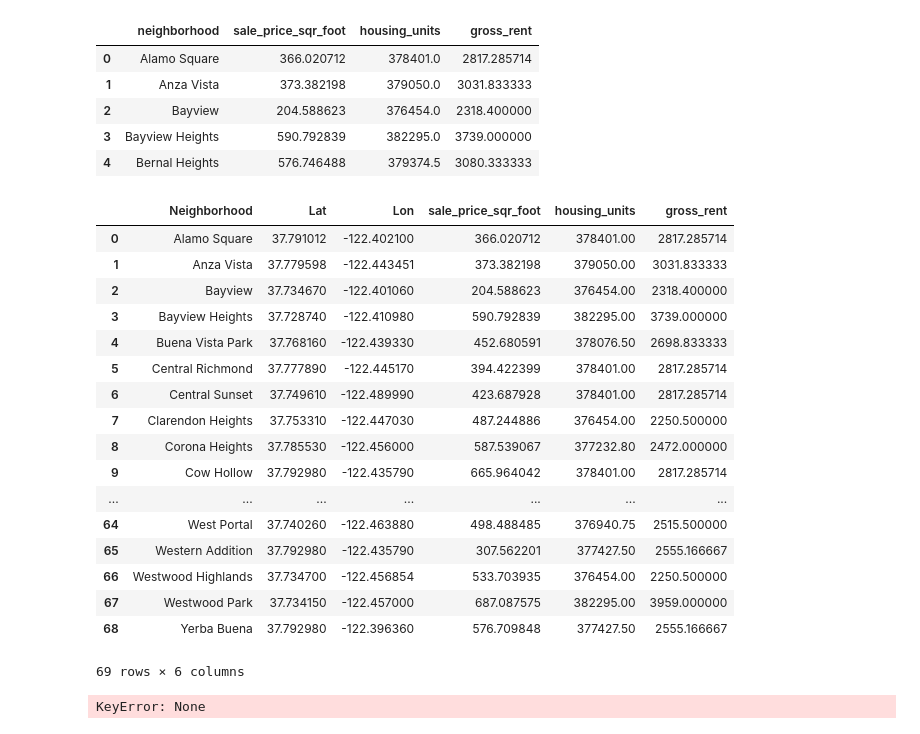
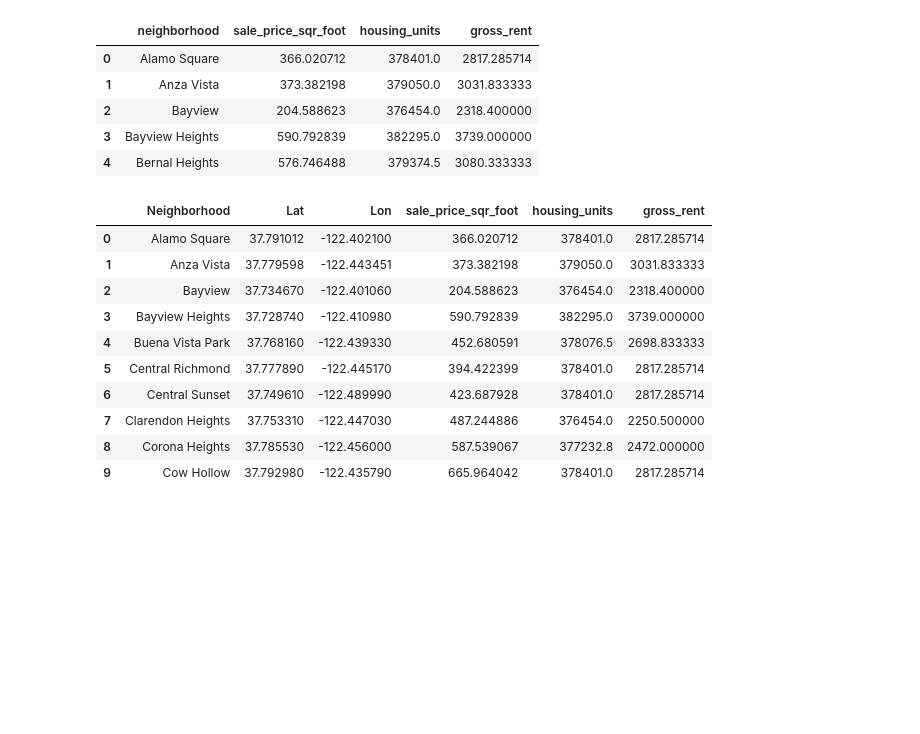
Before and after one commit to campbell8081/Unit06-PyVizHW, a Jupyter notebook: Rental_Analysis.ipynb, the cells around one changed output. Drawn from its saved outputs; the diff is of its cells as text; code cells hidden in the pictures; blank space fills up the shorter version.

```diff
--- a/Rental_Analysis.ipynb
+++ b/Rental_Analysis.ipynb
@@ -167,24 +167,17 @@ neighborhood_avg.head()
 # %%
 # Join the average values with the neighborhood locations
 neighborhood_avg_locations_join = pd.merge(df_neighborhood_locations, neighborhood_avg, how="inner", left_on='Neighborhood', right_on="neighborhood")
 neighborhood_avg_locations = neighborhood_avg_locations_join.drop(columns='neighborhood')
-neighborhood_avg_locations
+neighborhood_avg_locations.head(10)
 # %% [output]
 |  | Neighborhood | Lat | Lon | sale_price_sqr_foot | housing_units | gross_rent |
-| 0 | Alamo Square | 37.791012 | -122.402100 | 366.020712 | 378401.00 | 2817.285714 |
-| 1 | Anza Vista | 37.779598 | -122.443451 | 373.382198 | 379050.00 | 3031.833333 |
-| 2 | Bayview | 37.734670 | -122.401060 | 204.588623 | 376454.00 | 2318.400000 |
-| 3 | Bayview Heights | 37.728740 | -122.410980 | 590.792839 | 382295.00 | 3739.000000 |
-| 4 | Buena Vista Park | 37.768160 | -122.439330 | 452.680591 | 378076.50 | 2698.833333 |
-| 5 | Central Richmond | 37.777890 | -122.445170 | 394.422399 | 378401.00 | 2817.285714 |
-| 6 | Central Sunset | 37.749610 | -122.489990 | 423.687928 | 378401.00 | 2817.285714 |
-| 7 | Clarendon Heights | 37.753310 | -122.447030 | 487.244886 | 376454.00 | 2250.500000 |
-| 8 | Corona Heights | 37.785530 | -122.456000 | 587.539067 | 377232.80 | 2472.000000 |
-| 9 | Cow Hollow | 37.792980 | -122.435790 | 665.964042 | 378401.00 | 2817.285714 |
-| ... | ... | ... | ... | ... | ... | ... |
-| 64 | West Portal | 37.740260 | -122.463880 | 498.488485 | 376940.75 | 2515.500000 |
-| 65 | Western Addition | 37.792980 | -122.435790 | 307.562201 | 377427.50 | 2555.166667 |
-| 66 | Westwood Highlands | 37.734700 | -122.456854 | 533.703935 | 376454.00 | 2250.500000 |
-| 67 | Westwood Park | 37.734150 | -122.457000 | 687.087575 | 382295.00 | 3959.000000 |
-| 68 | Yerba Buena | 37.792980 | -122.396360 | 576.709848 | 377427.50 | 2555.166667 |
+| 0 | Alamo Square | 37.791012 | -122.402100 | 366.020712 | 378401.0 | 2817.285714 |
+| 1 | Anza Vista | 37.779598 | -122.443451 | 373.382198 | 379050.0 | 3031.833333 |
+| 2 | Bayview | 37.734670 | -122.401060 | 204.588623 | 376454.0 | 2318.400000 |
+| 3 | Bayview Heights | 37.728740 | -122.410980 | 590.792839 | 382295.0 | 3739.000000 |
+| 4 | Buena Vista Park | 37.768160 | -122.439330 | 452.680591 | 378076.5 | 2698.833333 |
+| 5 | Central Richmond | 37.777890 | -122.445170 | 394.422399 | 378401.0 | 2817.285714 |
+| 6 | Central Sunset | 37.749610 | -122.489990 | 423.687928 | 378401.0 | 2817.285714 |
+| 7 | Clarendon Heights | 37.753310 | -122.447030 | 487.244886 | 376454.0 | 2250.500000 |
+| 8 | Corona Heights | 37.785530 | -122.456000 | 587.539067 | 377232.8 | 2472.000000 |
+| 9 | Cow Hollow | 37.792980 | -122.435790 | 665.964042 | 378401.0 | 2817.285714 |
-69 rows × 6 columns
@@ -193,5 +184,5 @@ neighborhood_avg_locations
 # %%
 # Create a scatter mapbox to analyze neighborhood info
-map = px.scatter_mapbox(neighborhood_avg_locations)
+map = px.scatter_mapbox(neighborhood_avg_locations, lat="Lat", lon="Lon", size="sale_price_sqr_foot", color="Neighborhood", zoom=4)
+
+map.show()
-# %% [output]
-KeyError: None
```
Also changed, not shown: parts of 6 cells of this notebook.
